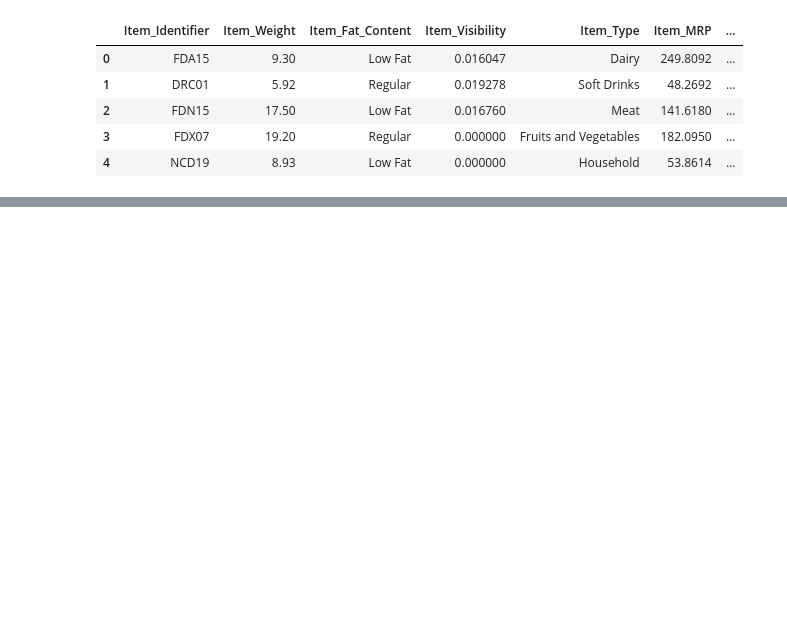
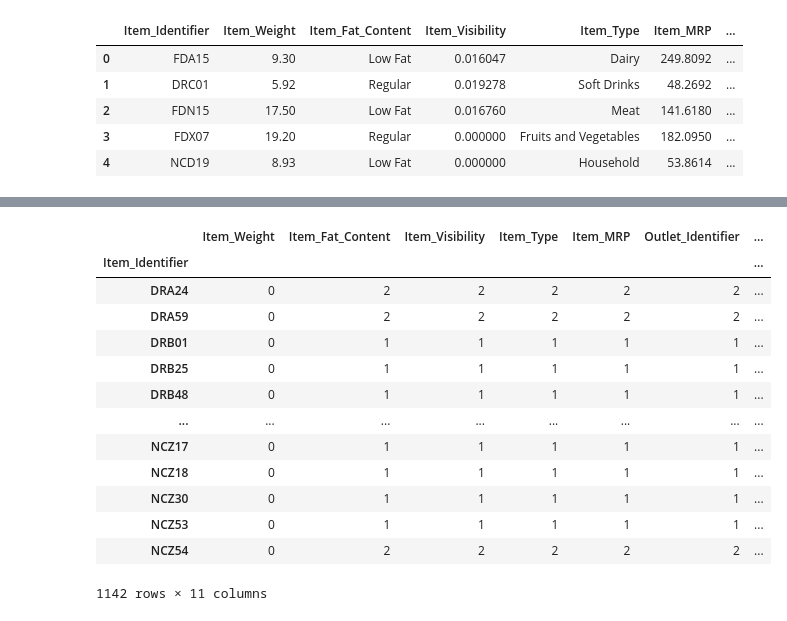
Before and after one commit to TristanConant/sales-predictions, a Jupyter notebook: food_sales_prediction.ipynb, the cells around one changed output, grey strips where cells are left out. Saved outputs shown, nothing was run; the diff lists cells and outputs as text; code cells hidden in the pictures; blank space fills up the shorter version.

```diff
--- a/food_sales_prediction.ipynb
+++ b/food_sales_prediction.ipynb
@@ -15,0 +96,12 @@ df.head()
+# %%
+# Rows are where Outlet_Location_Type is Tier 2 is easy to fix since every other Tier 2 has an Outlet_Size of Small
+# After running this we can run the cell above to check that we successfully updated our data
+df.loc[(df['Outlet_Location_Type'] == 'Tier 2') & df['Outlet_Size'].isna(), 'Outlet_Size'] = 'Small'
+# %%
+# Rows are where Outlet_Location_Type is Tier 3 and the Outlet_Type is Grocery Store is not as straight forward. By looking at our data we see all other Grocery Store's have an Outlet_Size of Small. However Tier 3 only has Medium and High Oulet_Sizes
+# I believe we can meet in the middle and make a somewhat safe assumption that Tier 3 Grocery Stores could be set to Medium
+df.loc[(df['Outlet_Location_Type'] == 'Tier 3') & df['Outlet_Size'].isna(), 'Outlet_Size'] = 'Medium'
+# %%
+# Now we need to address the missing Item_Weight values. Let's start by looking at the rows that are missing Item_Weight and try to identify a pattern
+wieght_na_df = df.loc[df['Item_Weight'].isna()]
+wieght_na_df.groupby('Outlet_Identifier').count()
@@ -15,0 +130,17 @@ df.head()
+# %%
+wieght_na_df.groupby('Item_Identifier').count()
+# %% [output]
+|  | Item_Weight | Item_Fat_Content | Item_Visibility | Item_Type | Item_MRP | Outlet_Identifier | ... |
+| Item_Identifier |  |  |  |  |  |  | ... |
+| DRA24 | 0 | 2 | 2 | 2 | 2 | 2 | ... |
+| DRA59 | 0 | 2 | 2 | 2 | 2 | 2 | ... |
+| DRB01 | 0 | 1 | 1 | 1 | 1 | 1 | ... |
+| DRB25 | 0 | 1 | 1 | 1 | 1 | 1 | ... |
+| DRB48 | 0 | 1 | 1 | 1 | 1 | 1 | ... |
+| ... | ... | ... | ... | ... | ... | ... | ... |
+| NCZ17 | 0 | 1 | 1 | 1 | 1 | 1 | ... |
+| NCZ18 | 0 | 1 | 1 | 1 | 1 | 1 | ... |
+| NCZ30 | 0 | 1 | 1 | 1 | 1 | 1 | ... |
+| NCZ53 | 0 | 1 | 1 | 1 | 1 | 1 | ... |
+| NCZ54 | 0 | 2 | 2 | 2 | 2 | 2 | ... |
+1142 rows × 11 columns
```
Also changed, not shown: parts of 9 cells of this notebook.
